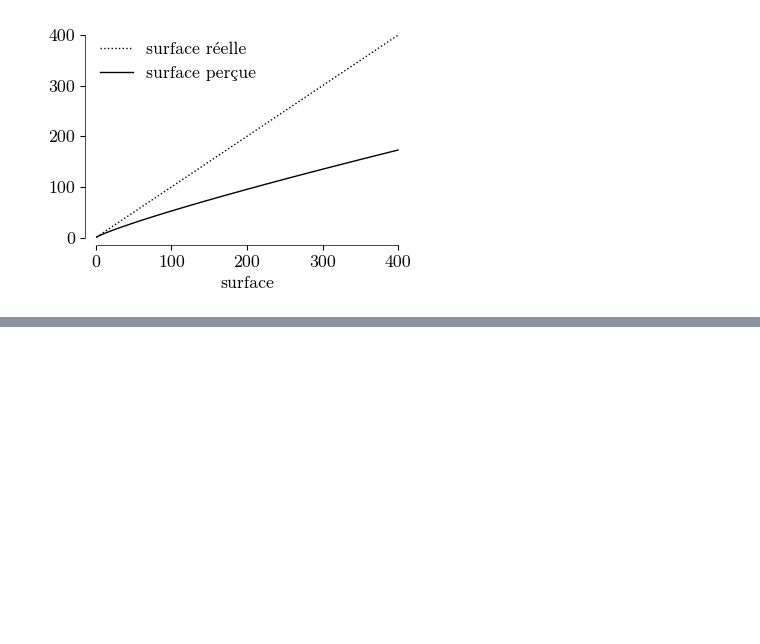
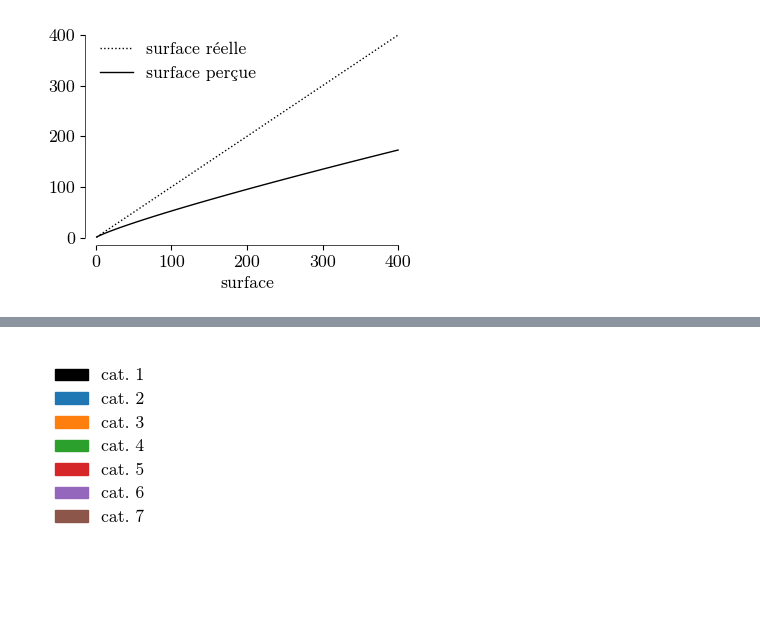
Before and after one commit to ninivert/abradatabra, a Jupyter notebook: graphs/comic1/comic1.ipynb, the cells around one changed output, grey strips where cells are left out. Drawn from its saved outputs; the diff is of its cells as text; code cells hidden in the pictures; blank space fills up the shorter version.

```diff
--- a/graphs/comic1/comic1.ipynb
+++ b/graphs/comic1/comic1.ipynb
@@ -280,0 +286,15 @@ fig.savefig('fig14.svg', transparent=True)
+# %%
+import matplotlib as mpl
+
+plt.close('all')
+fig, ax = plt.subplots()
+# ax.pie(x[0], labels=[f'cat. {i+1}' for i in range(x.shape[1])])
+handles = [mpl.patches.Rectangle((0, 0), 1, 1, color=f'C{i}') for i in range(x.shape[1])]
+labels = [f'cat. {i+1}' for i in range(x.shape[1])]
+ax.legend(handles=handles, labels=labels, bbox_to_anchor=(0, 1))
+ax.axis('off')
+plt.show()
+# fig.savefig('fig_legends.png', transparent=True)
+fig.savefig('fig_legends.svg', transparent=True)
+# %% [output]
+[figure, added]
```
Also changed, not shown: parts of 10 cells of this notebook, 19 other files.
